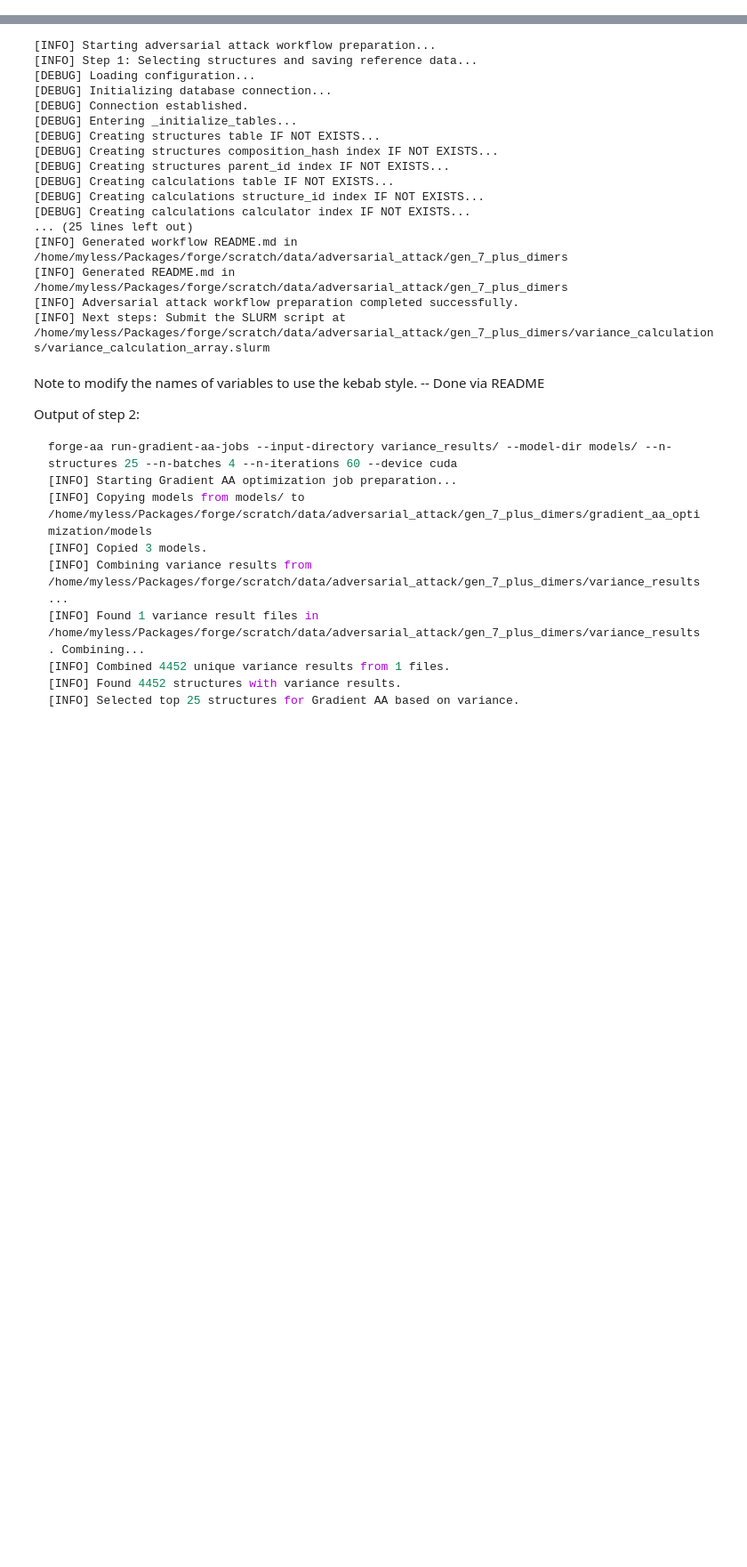
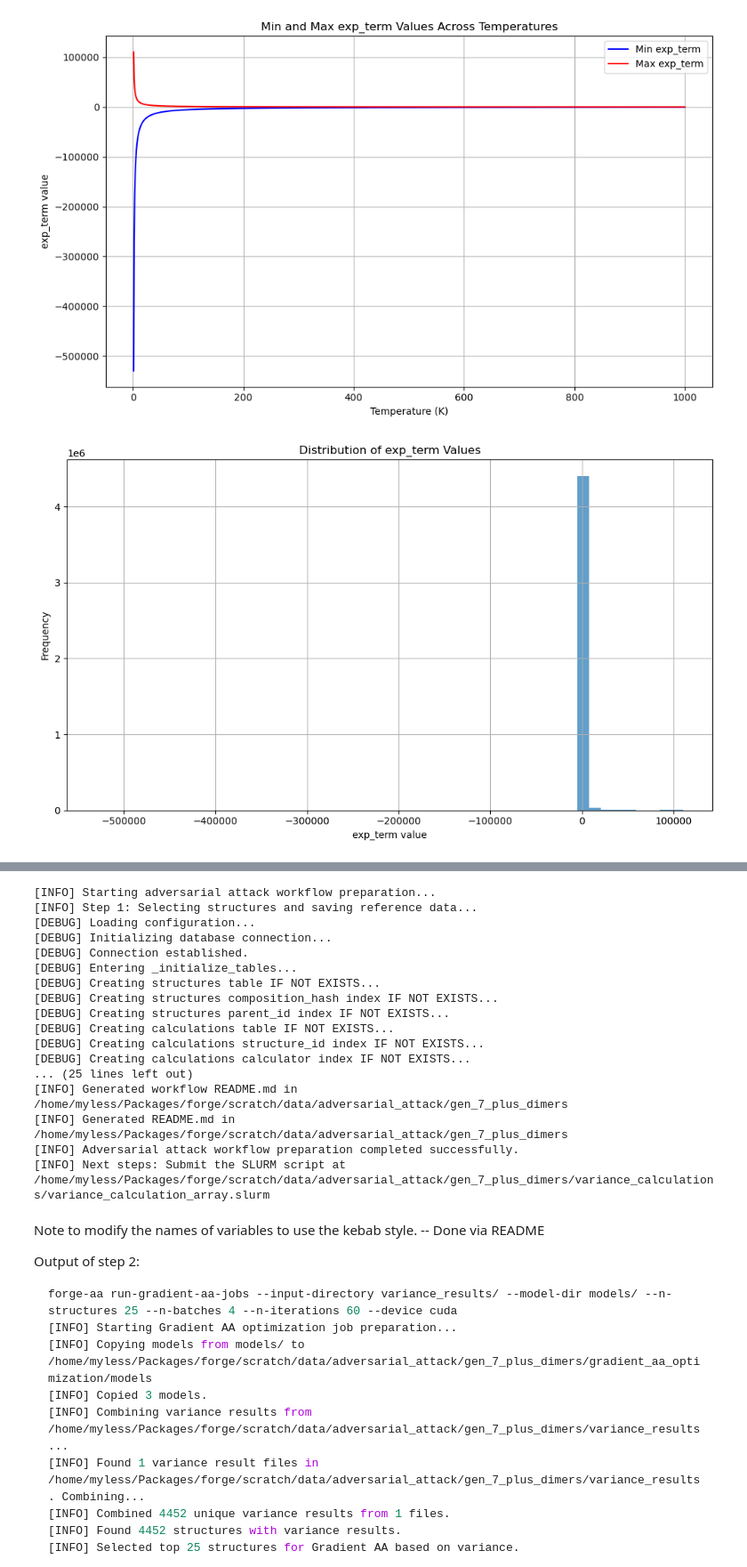
Before and after one commit to mstapelberg/forge, a Jupyter notebook: scratch/notebooks/scratch_adversarial_attack.ipynb, the cells around one changed output, grey strips where cells are left out. Shown at 89% size. Cells and saved outputs as stored; diff of their text form; code cells hidden in the pictures; blank space fills up the shorter version.

```diff
--- a/scratch/notebooks/scratch_adversarial_attack.ipynb
+++ b/scratch/notebooks/scratch_adversarial_attack.ipynb
@@ -26,3 +26,75 @@ gen_7_structures = db_manager.get_batch_atoms_with_calculation(gen_7_structures_
 gen_7_plus_dimers = dimers + gen_7_structures
 
 gen_7_plus_dimers_ids = gen_7_structures_ids + dimer_structures_ids
+# %%
+import numpy as np
+k_b = 8.617e-5
+temperature = np.linspace(1,1000,1000)
+
+calculations = db_manager.get_calculations_batch(gen_7_plus_dimers_ids)
+# %%
+energies = []
+for key, value in calculations.items():
+    energies.append(value['energy']/len(value['forces']))
+energies = np.array(energies)
+
+# Reshape energies to column vector for broadcasting with temperature
+energies = energies.reshape(-1, 1)
+
+# Calculate exp_term - this will be a 2D array (n_structures × n_temperatures)
+exp_term = -energies / (k_b * temperature)
+
+# Find global min and max across the entire 2D array
+min_val = np.min(exp_term)
+max_val = np.max(exp_term)
+
+# If you need min/max per structure or per temperature:
+min_per_structure = np.min(exp_term, axis=1)  # Min across temperatures for each structure
+max_per_structure = np.max(exp_term, axis=1)  # Max across temperatures for each structure
+min_per_temp = np.min(exp_term, axis=0)       # Min across structures for each temperature
+max_per_temp = np.max(exp_term, axis=0)       # Max across structures for each temperature
+
+# Visualize the min and max values for easy reporting
+import matplotlib.pyplot as plt
+from tabulate import tabulate
+
+# Print summary statistics
+print(f"Global min exp_term: {min_val:.4e}")
+print(f"Global max exp_term: {max_val:.4e}")
+print(f"Range: {max_val - min_val:.4e}")
+
+# Create a table of summary statistics
+summary_table = [
+    ["Statistic", "Value"],
+    ["Global Minimum", f"{min_val:.4e}"],
+    ["Global Maximum", f"{max_val:.4e}"],
+    ["Range", f"{max_val - min_val:.4e}"],
+    ["Mean", f"{np.mean(exp_term):.4e}"],
+    ["Median", f"{np.median(exp_term):.4e}"],
+    ["Standard Deviation", f"{np.std(exp_term):.4e}"]
+]
+print("\nSummary Statistics:")
+print(tabulate(summary_table, headers="firstrow", tablefmt="grid"))
+
+# Plot min/max values across temperatures
+plt.figure(figsize=(10, 6))
+plt.plot(temperature, min_per_temp, 'b-', label='Min exp_term')
+plt.plot(temperature, max_per_temp, 'r-', label='Max exp_term')
+plt.xlabel('Temperature (K)')
+plt.ylabel('exp_term value')
+plt.title('Min and Max exp_term Values Across Temperatures')
+plt.legend()
+plt.grid(True)
+plt.tight_layout()
+plt.show()
+
+# Histogram of exp_term values
+plt.figure(figsize=(10, 6))
+plt.hist(exp_term.flatten(), bins=50, alpha=0.7)
+plt.xlabel('exp_term value')
+plt.ylabel('Frequency')
+plt.title('Distribution of exp_term Values')
+plt.grid(True)
+plt.tight_layout()
+plt.show()
+# %% [output]
@@ -28,0 +121,2 @@ gen_7_plus_dimers_ids = gen_7_structures_ids + dimer_structures_ids
+[figure, added]
+[figure, added]
```
Also changed, not shown: parts of 8 cells of this notebook.
